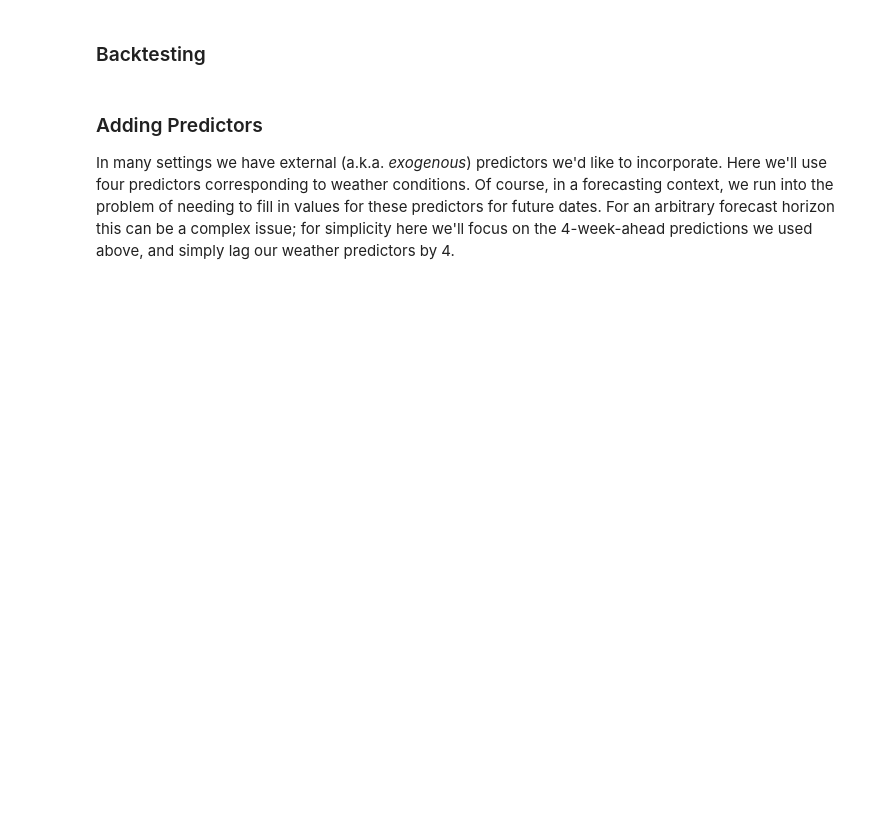
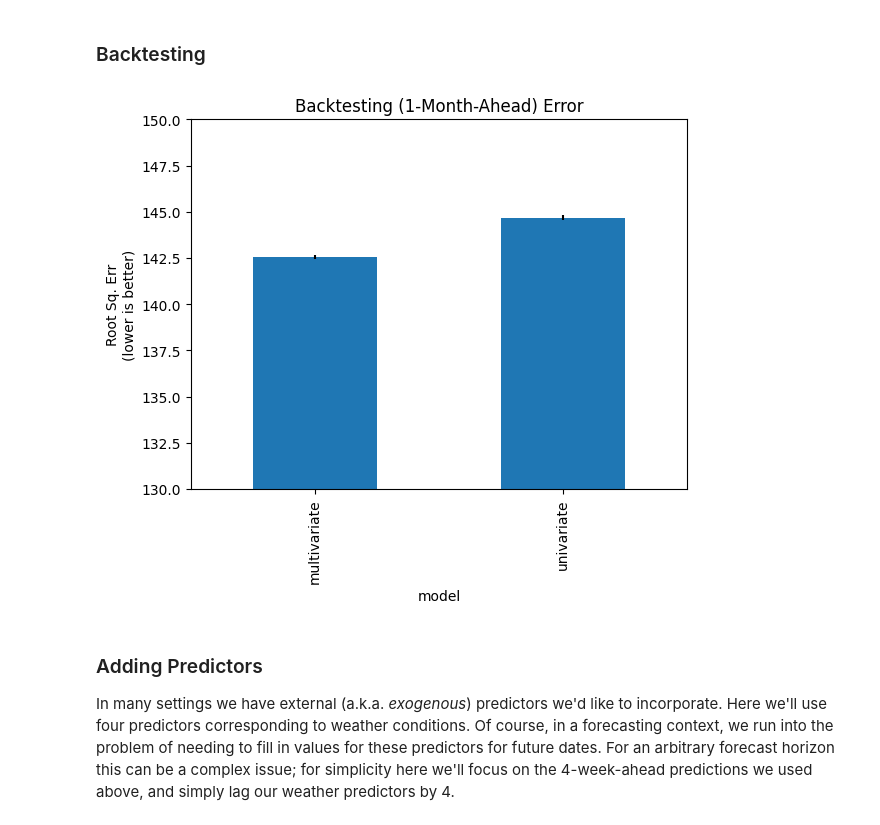
Before and after one commit to strongio/torchcast, a Jupyter notebook: docs/examples/air_quality.ipynb, the cells around one changed output. Cells and saved outputs as stored; diff of their text form; code cells hidden in the pictures; blank space fills up the shorter version.

```diff
--- a/docs/examples/air_quality.ipynb
+++ b/docs/examples/air_quality.ipynb
@@ -236,45 +416,47 @@ with torch.no_grad():
     one_mo_uv = kf_pm(
         dataset_pm.tensors[0],
         start_offsets=dataset_pm.start_datetimes,
-        n_step=4
+        n_step=30
     )
     one_mo_mv = kf_pm_multivariate(
         dataset_pm_multivariate.tensors[0],
         start_offsets=dataset_pm_multivariate.start_datetimes,
-        n_step=4
+        n_step=30
     )
 
 df_backtest_err1mo = pd.concat([
 
     one_mo_uv
-    .to_dataframe(dataset_pm, time_colname='week', group_colname='station', conf=None)
+    .to_dataframe(dataset_pm, time_colname='date', group_colname='station', conf=None)
     .pipe(inverse_transform)
-    .loc[lambda df: df['week'] > SPLIT_DT, :]
+    .loc[lambda df: df['date'] > SPLIT_DT, :]
     .pipe(get_station_error)
     .assign(model='univariate')
     ,
 
     mc_preds_to_dataframe(one_mo_mv,
                           dataset_pm_multivariate,
                           inverse_transform_fun=lambda x: 10 ** x,
                           group_colname='station',
-                          time_colname='week')
-    .loc[lambda df: df['week'] > SPLIT_DT,:]
-    .merge(df_aq[['station', 'week', 'PM']])
+                          time_colname='date')
+    .loc[lambda df: df['date'] > SPLIT_DT,:]
+    .merge(df_aq[['station', 'date', 'PM']])
     .pipe(get_station_error, pred_colname='predicted', actual_colname='PM')
     .assign(model='multivariate')
 ])
 
 df_backtest1mo_err_agg = agg_within_group_err(df_backtest_err1mo)
 
 df_backtest1mo_err_agg['rmse'].plot(
     kind='bar',
     yerr=df_backtest1mo_err_agg['sem'],
     ylabel="Root Sq. Err\n(lower is better)",
     title="Backtesting (1-Month-Ahead) Error",
-    ylim=(77,83)
+    ylim=(130,150)
 )
 plt.show()
+# %% [output]
+[figure, added]
 # %% [markdown]
 ### Adding Predictors
 
```
Also changed, not shown: parts of 25 cells of this notebook.
